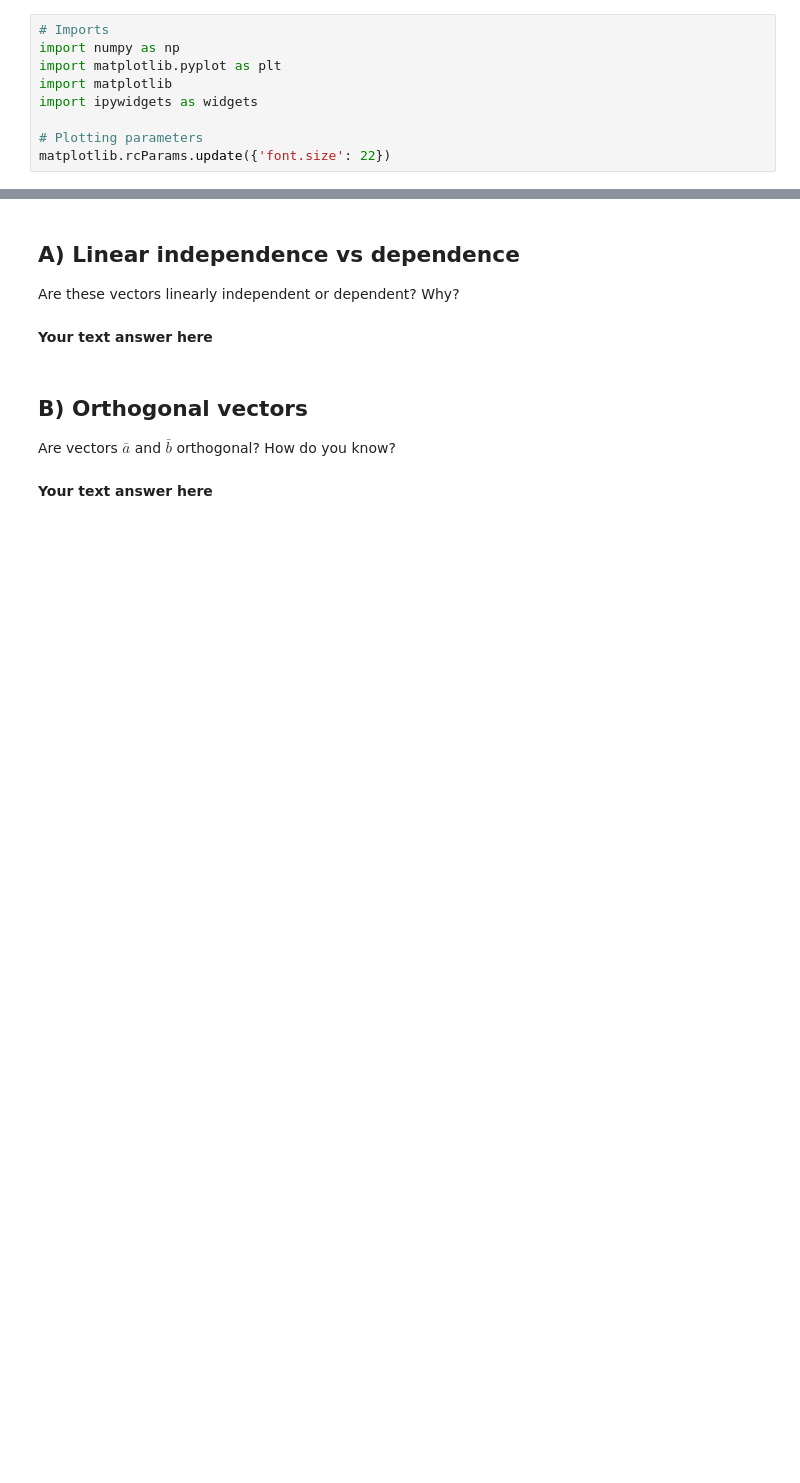
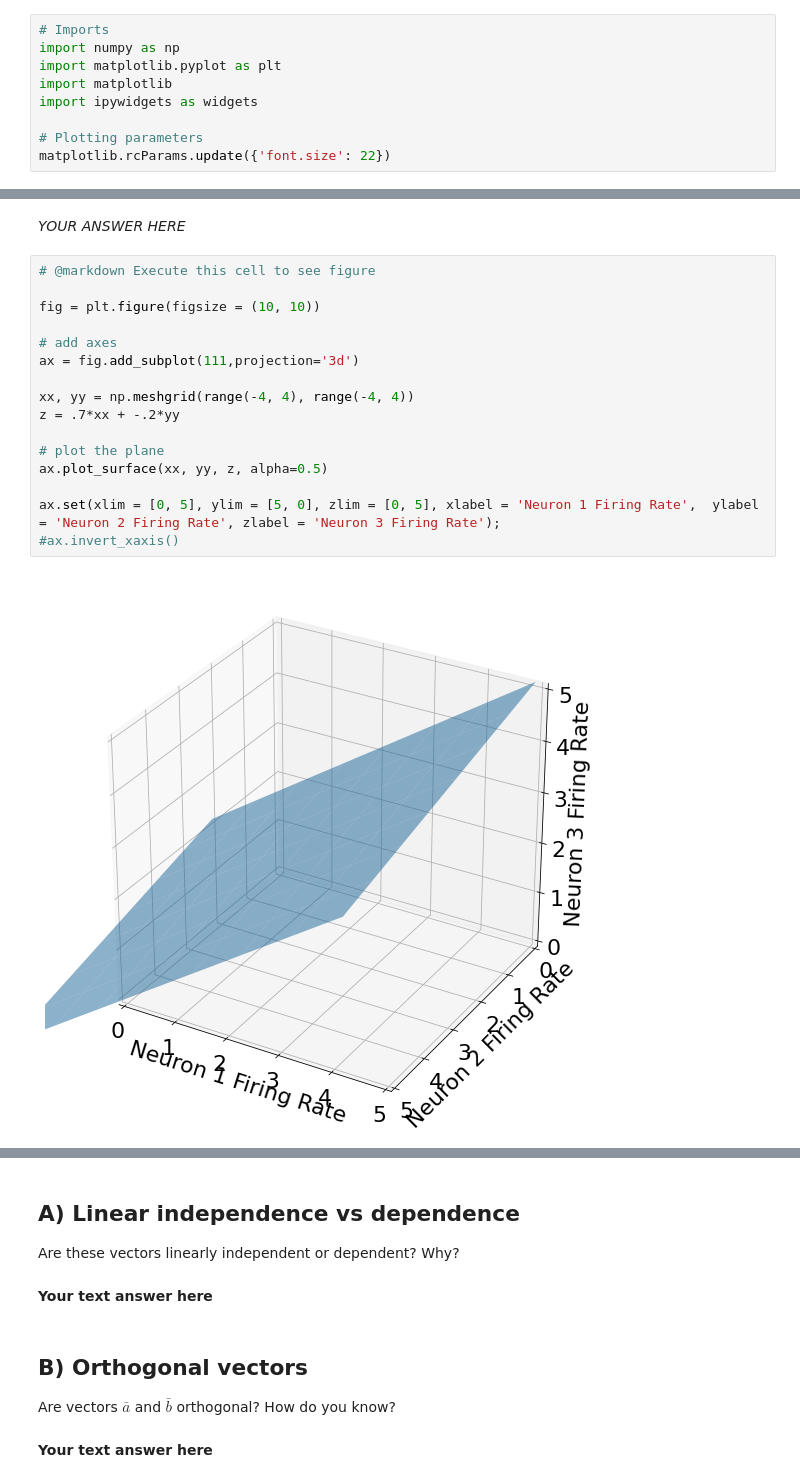
Before and after one commit to ebatty/MathToolsforNeuroscience, a Jupyter notebook: Week1/Week1Tutorial2.ipynb, the cells around one changed output, grey strips where cells are left out. Saved outputs shown, nothing was run; the diff lists cells and outputs as text; blank space fills up the shorter version.

```diff
--- a/Week1/Week1Tutorial2.ipynb
+++ b/Week1/Week1Tutorial2.ipynb
@@ -41,0 +30,20 @@ $$ \bar{a} = \begin{bmatrix}
+# %% [markdown]
+*YOUR ANSWER HERE*
+# %%
+# @markdown Execute this cell to see figure
+
+fig = plt.figure(figsize = (10, 10))
+
+# add axes
+ax = fig.add_subplot(111,projection='3d')
+
+xx, yy = np.meshgrid(range(-4, 4), range(-4, 4))
+z = .7*xx + -.2*yy
+
+# plot the plane
+ax.plot_surface(xx, yy, z, alpha=0.5)
+
+ax.set(xlim = [0, 5], ylim = [5, 0], zlim = [0, 5], xlabel = 'Neuron 1 Firing Rate',  ylabel = 'Neuron 2 Firing Rate', zlabel = 'Neuron 3 Firing Rate');
+#ax.invert_xaxis()
+# %% [output]
+[figure, added]
```
Also changed, not shown: parts of 14 cells of this notebook.
